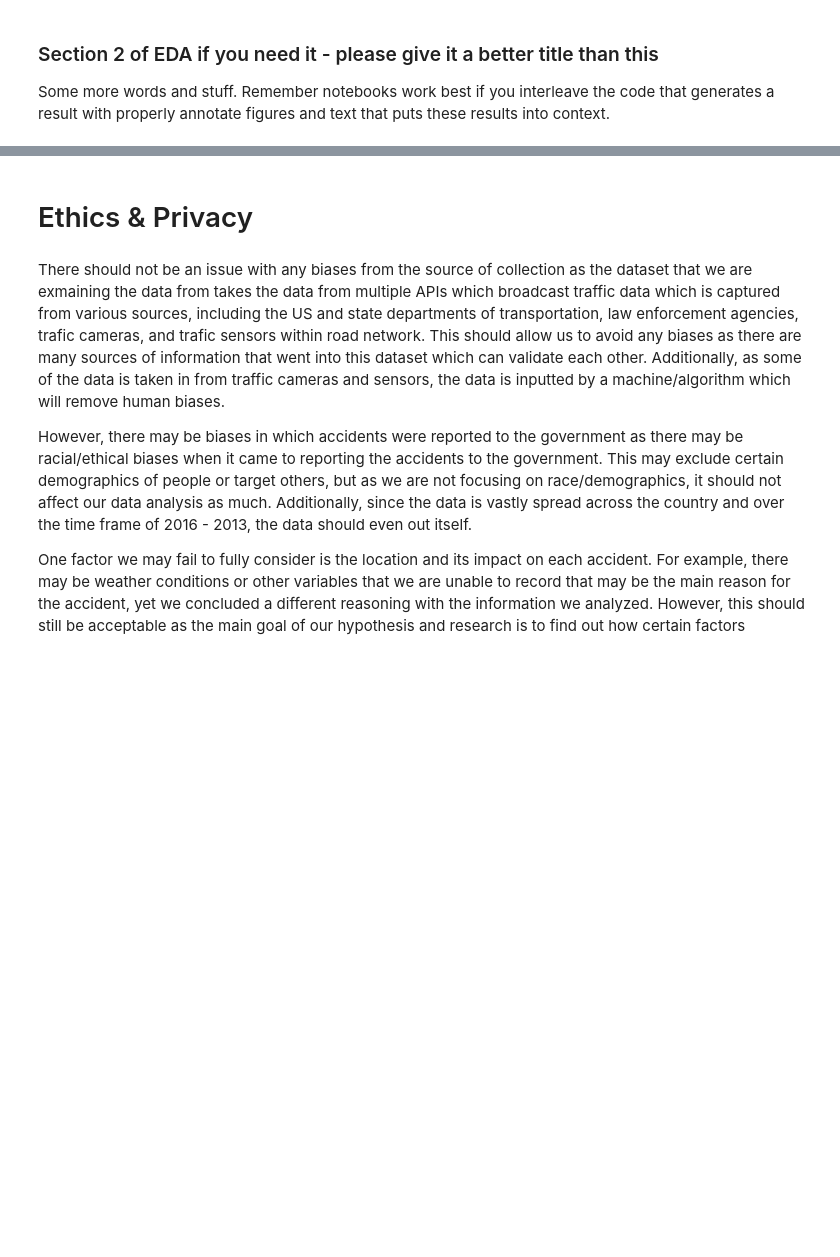
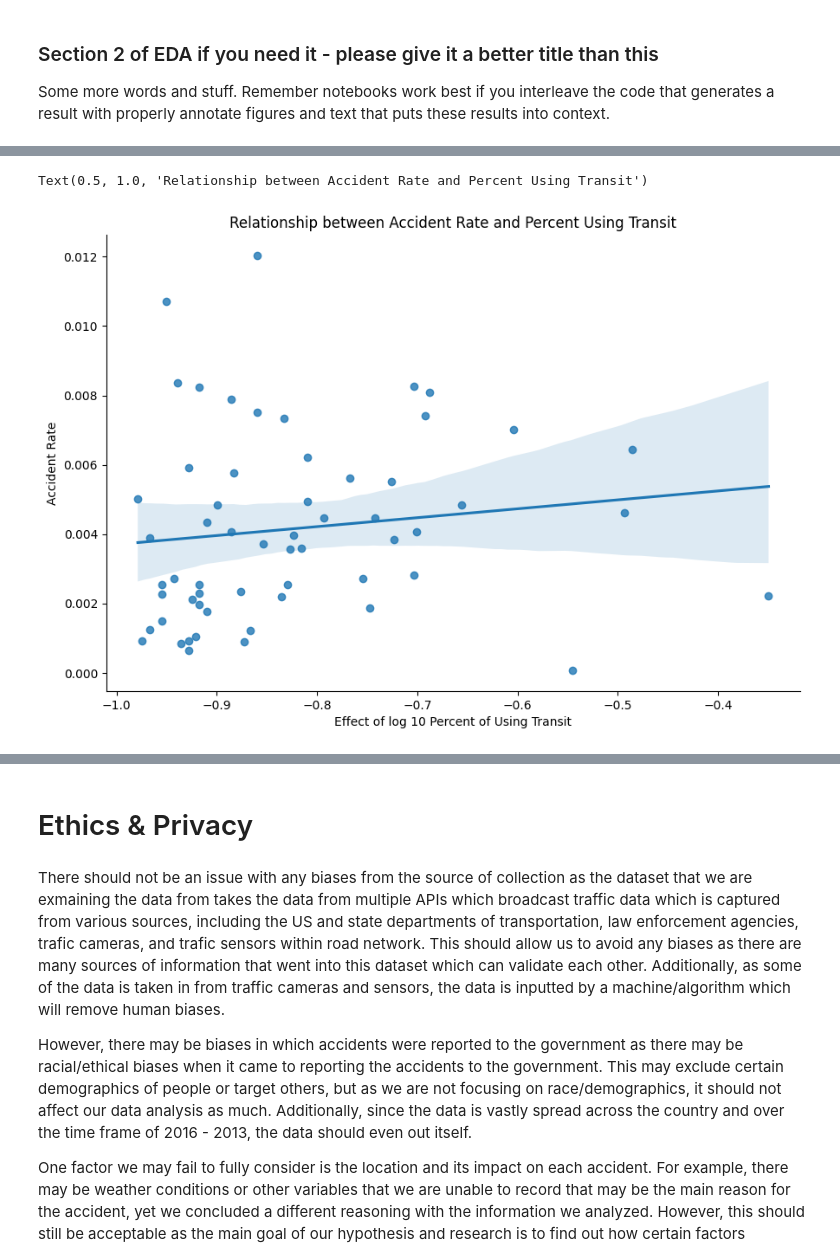
Before and after one commit to COGS108/Group099_WI24, a Jupyter notebook: EDACheckpoint_Group099_WI24.ipynb, the cells around one changed output, grey strips where cells are left out. Drawn from its saved outputs; the diff is of its cells as text; code cells hidden in the pictures; blank space fills up the shorter version.

```diff
--- a/EDACheckpoint_Group099_WI24.ipynb
+++ b/EDACheckpoint_Group099_WI24.ipynb
@@ -311,0 +311,9 @@ Some more words and stuff.  Remember notebooks work best if you interleave the c
+# %%
+# create a subset of clean_df for column of interest for linear regression model
+sub_col_acc_transit = ['accident_rate','Percent Using Transit']
+sub_accident_rate = clean_df[sub_col_acc_transit]
+
+# Apply a log-10 transformation for less skewed dataset
+
+sub_accident_rate['transit_log10'] = np.log10(sub_accident_rate['Percent Using Transit']+0.1)
+sub_accident_rate.head()
@@ -311,0 +332,10 @@ Some more words and stuff.  Remember notebooks work best if you interleave the c
+# %%
+# determine the relationship between 'Accident Rate' and the effect of log 10 on'Percent Using Transit'
+#by using the linear regression
+sns.lmplot(data = sub_accident_rate, x = 'transit_log10', y = 'accident_rate' ,height = 6, aspect =1.5)
+plt.xlabel('Effect of log 10 Percent of Using Transit')
+plt.ylabel('Accident Rate')
+plt.title('Relationship between Accident Rate and Percent Using Transit')
+# %% [output]
+Text(0.5, 1.0, 'Relationship between Accident Rate and Percent Using Transit')
+[figure, added]
```
Also changed, not shown: parts of 8 cells of this notebook.
